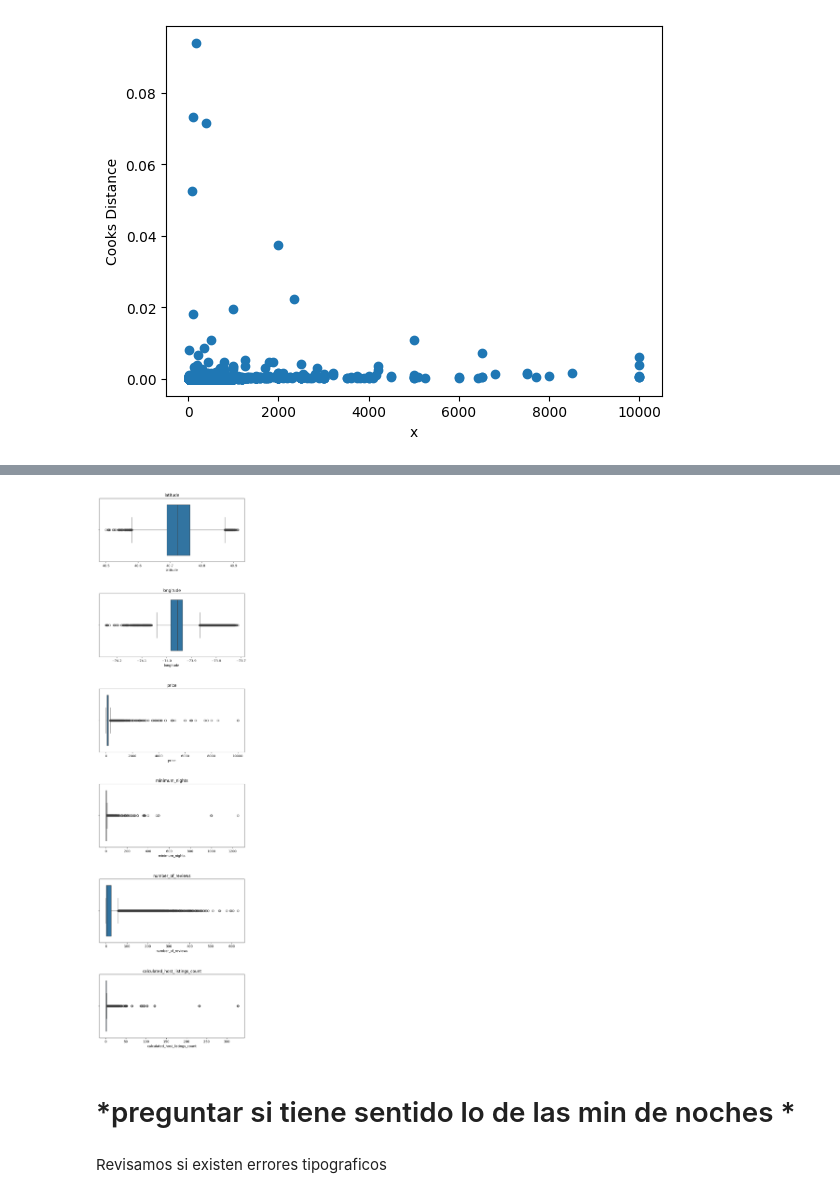
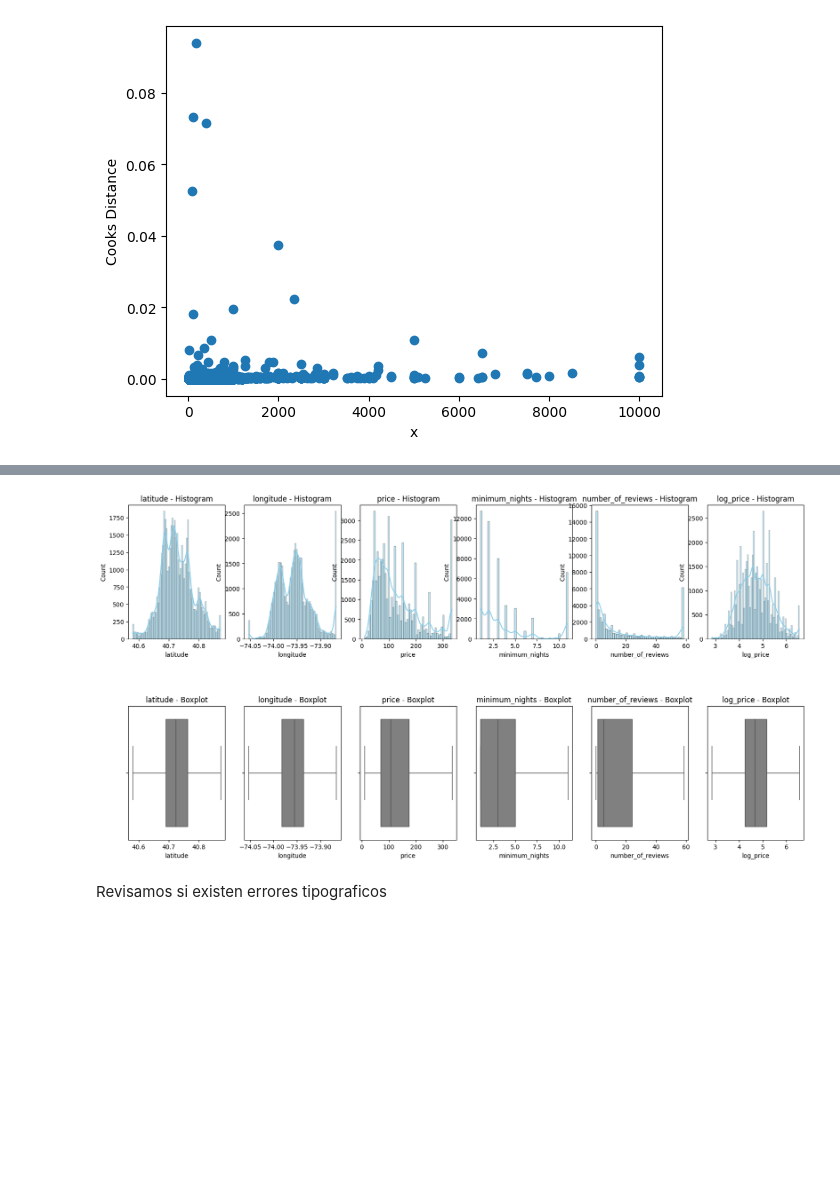
Before and after one commit to 4GeeksAcademy/machine-learning-joel, a Jupyter notebook: src/explore.ipynb, the cells around one changed output, grey strips where cells are left out. Saved outputs shown, nothing was run; the diff lists cells and outputs as text; code cells hidden in the pictures; blank space fills up the shorter version.

```diff
--- a/src/explore.ipynb
+++ b/src/explore.ipynb
@@ -228,0 +260,5 @@ plt.show()
+# %%
+dumies = pd.get_dummies(data[['neighbourhood_group','room_type']],drop_first=True)
+data_int = pd.concat([data.drop(['neighbourhood_group','room_type'],axis=1,inplace=False),dumies],axis=1)
+
+data_int.apply(lambda x: x.skew())
@@ -228,0 +282,16 @@ plt.show()
+# %%
+binary_cols = data_int[(data_int == 0)|(data_int == 1)].dropna(axis=1).columns
+df_numerical = data_int.drop(binary_cols, axis=1)
+# %%
+def winsorize_column(column, lower, upper):
+    q1 = column.quantile(lower)
+    q3 = column.quantile(upper)
+    iqr_value = q3-q1
+    lower_bound = q1 - 1.5 * iqr_value
+    upper_bound = q3 + 1.5 * iqr_value
+    column = column.clip(lower=lower_bound, upper=upper_bound)
+    return column
+
+
+for column in df_numerical.columns:
+    df_numerical[column] = winsorize_column(df_numerical[column], 0.25, 0.75)
@@ -228,0 +311,3 @@ plt.show()
+# %%
+df_new = pd.concat([df_numerical, data_int[binary_cols]], axis=1)
+df_new
@@ -229,14 +328,19 @@ plt.show()
 # %%
-col_num = ["latitude","longitude","price","minimum_nights","number_of_reviews","calculated_host_listings_count"]
-fig, ax = plt.subplots(nrows=len(col_num), ncols=1, figsize=(8,30))
+col_num = ["latitude","longitude","price","minimum_nights","number_of_reviews","log_price"]
+fig, axes = plt.subplots(nrows=2, ncols=len(col_num), figsize=(20, 10))
 fig.subplots_adjust(hspace=0.5)
 
-for i,col in enumerate(col_num):
-    sns.boxplot(x=col,data=data,ax=ax[i])
-    ax[i].set_title(col)
+# Plotear histogramas y boxplots
+for i, col in enumerate(col_num):
+    # Histograma
+    sns.histplot(ax=axes[0, i], data=df_new, x=col, color='skyblue', kde=True)
+    axes[0, i].set_title(f"{col} - Histogram")
+
+    # Boxplot
+    sns.boxplot(x=col, data=df_new, ax=axes[1, i], color='gray')
+    axes[1, i].set_title(f"{col} - Boxplot")
+plt.show()
 # %% [output]
-[figure, old version]
+[figure, new version]
-# %% [markdown]
-#   *preguntar si tiene sentido lo de las min de noches *
 # %% [markdown]
 Revisamos si existen errores tipograficos
```
Also changed, not shown: parts of 16 cells of this notebook.
